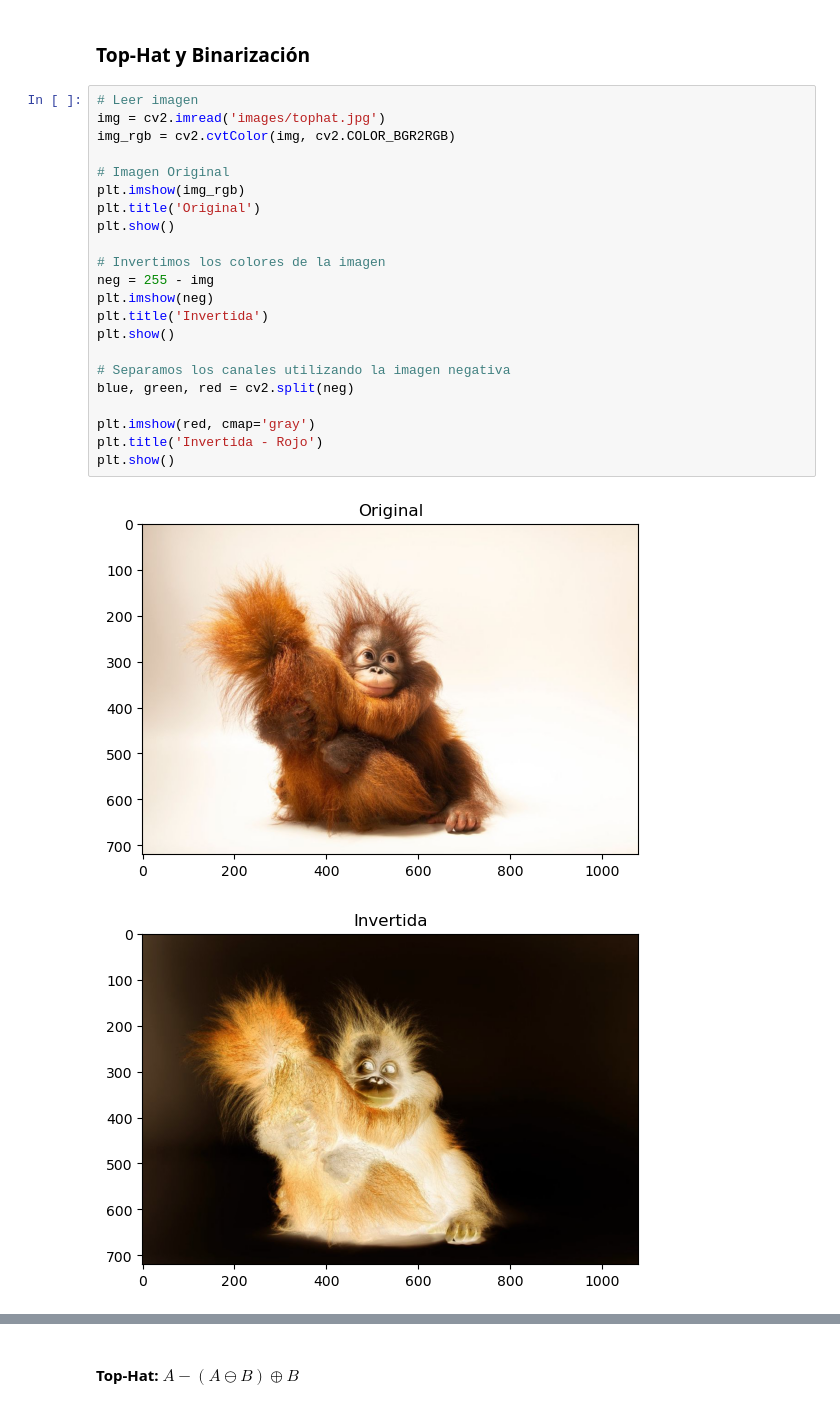
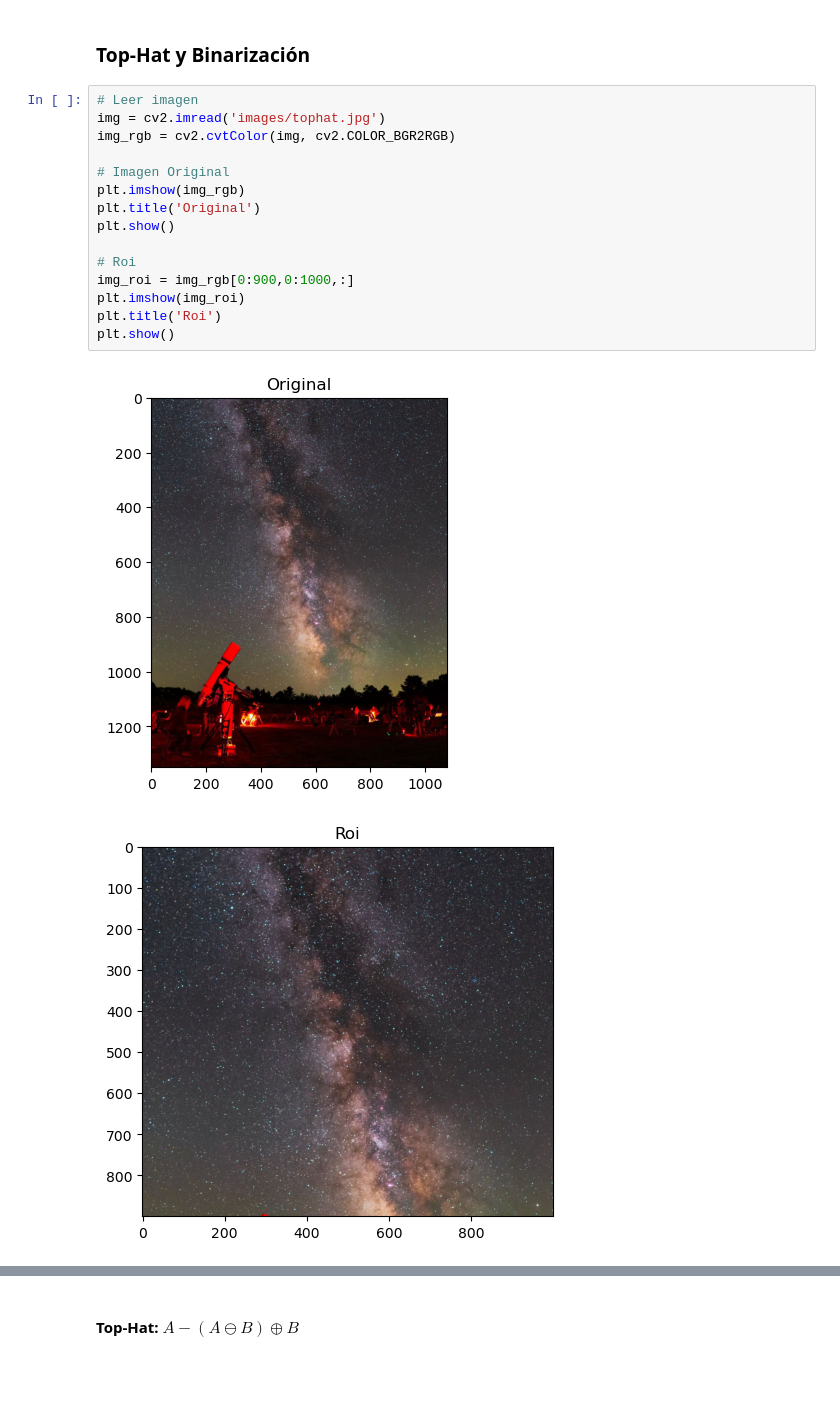
Before and after one commit to morozco0/TICS315, a Jupyter notebook: VA/Tarea 4.ipynb, the cells around one changed output, grey strips where cells are left out. Cells and saved outputs as stored; diff of their text form; blank space fills up the shorter version.

Commit message:
nueva imagen top-hat

```diff
--- a/VA/Tarea 4.ipynb
+++ b/VA/Tarea 4.ipynb
@@ -117,25 +117,18 @@ plt.show()
 # %%
 # Leer imagen
 img = cv2.imread('images/tophat.jpg')
 img_rgb = cv2.cvtColor(img, cv2.COLOR_BGR2RGB)
 
 # Imagen Original
 plt.imshow(img_rgb)
 plt.title('Original')
 plt.show()
 
-# Invertimos los colores de la imagen
-neg = 255 - img
-plt.imshow(neg)
-plt.title('Invertida')
+# Roi
+img_roi = img_rgb[0:900,0:1000,:]
+plt.imshow(img_roi)
+plt.title('Roi')
 plt.show()
-
-# Separamos los canales utilizando la imagen negativa
-blue, green, red = cv2.split(neg)
-
-plt.imshow(red, cmap='gray')
-plt.title('Invertida - Rojo')
-plt.show()
 # %% [output]
-[figure, old version]
+[figure, new version]
-[figure, old version]
+[figure, new version]
```
Also changed, not shown: parts of 5 cells of this notebook, 1 other file.
